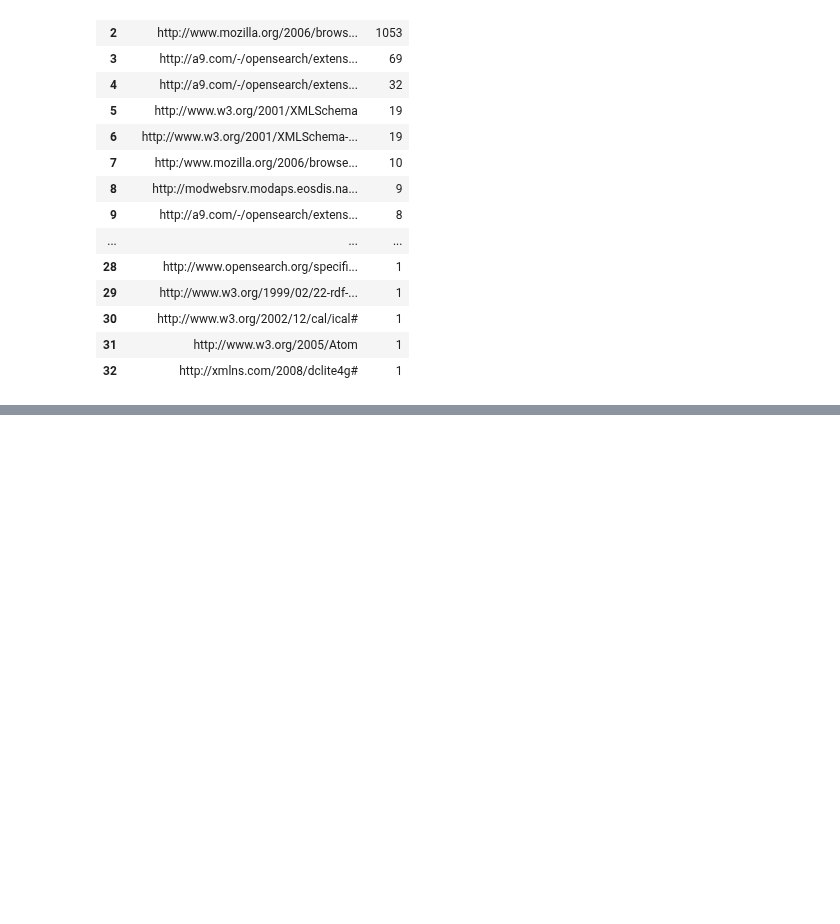
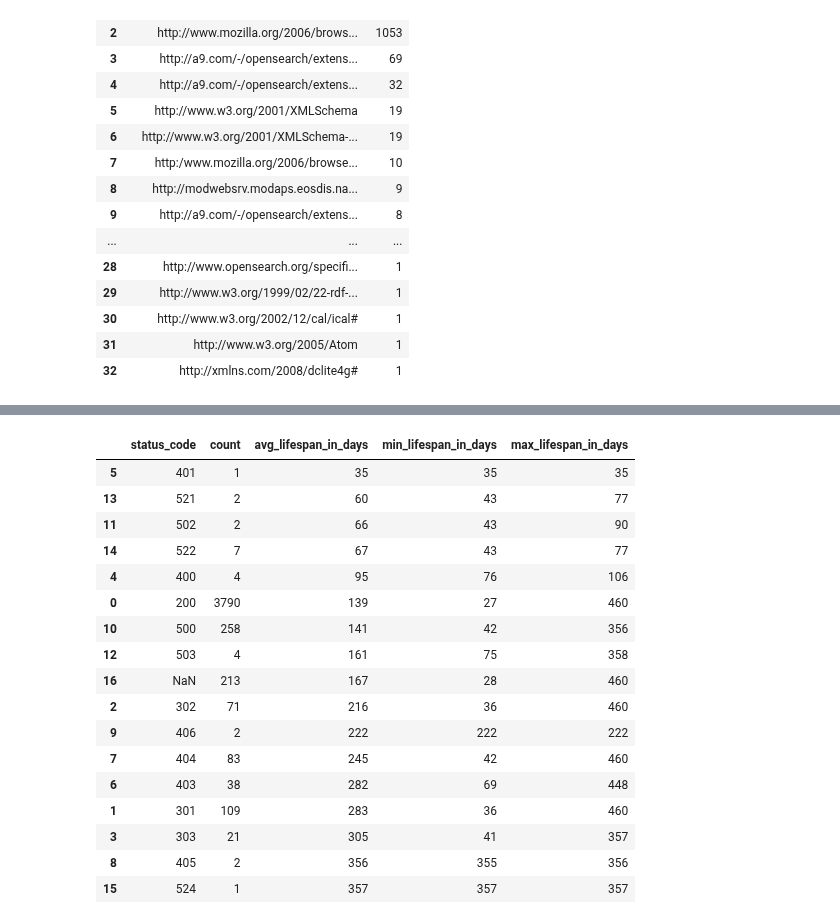
Before and after one commit to b-cube/Response-Identification-Info, a Jupyter notebook: notebooks/Analysis - OpenSearch.ipynb, the cells around one changed output, grey strips where cells are left out. Saved outputs shown, nothing was run; the diff lists cells and outputs as text; code cells hidden in the pictures; blank space fills up the shorter version.

```diff
--- a/notebooks/Analysis - OpenSearch.ipynb
+++ b/notebooks/Analysis - OpenSearch.ipynb
@@ -53,0 +177,23 @@ df
+# %%
+df.sort('avg_lifespan_in_days')
+
+# meh, still not a good look
+# %% [output]
+|  | status_code | count | avg_lifespan_in_days | min_lifespan_in_days | max_lifespan_in_days |
+| 5 | 401 | 1 | 35 | 35 | 35 |
+| 13 | 521 | 2 | 60 | 43 | 77 |
+| 11 | 502 | 2 | 66 | 43 | 90 |
+| 14 | 522 | 7 | 67 | 43 | 77 |
+| 4 | 400 | 4 | 95 | 76 | 106 |
+| 0 | 200 | 3790 | 139 | 27 | 460 |
+| 10 | 500 | 258 | 141 | 42 | 356 |
+| 12 | 503 | 4 | 161 | 75 | 358 |
+| 16 | NaN | 213 | 167 | 28 | 460 |
+| 2 | 302 | 71 | 216 | 36 | 460 |
+| 9 | 406 | 2 | 222 | 222 | 222 |
+| 7 | 404 | 83 | 245 | 42 | 460 |
+| 6 | 403 | 38 | 282 | 69 | 448 |
+| 1 | 301 | 109 | 283 | 36 | 460 |
+| 3 | 303 | 21 | 305 | 41 | 357 |
+| 8 | 405 | 2 | 356 | 355 | 356 |
+| 15 | 524 | 1 | 357 | 357 | 357 |
```
Also changed, not shown: parts of 17 cells of this notebook, 7 other files.
